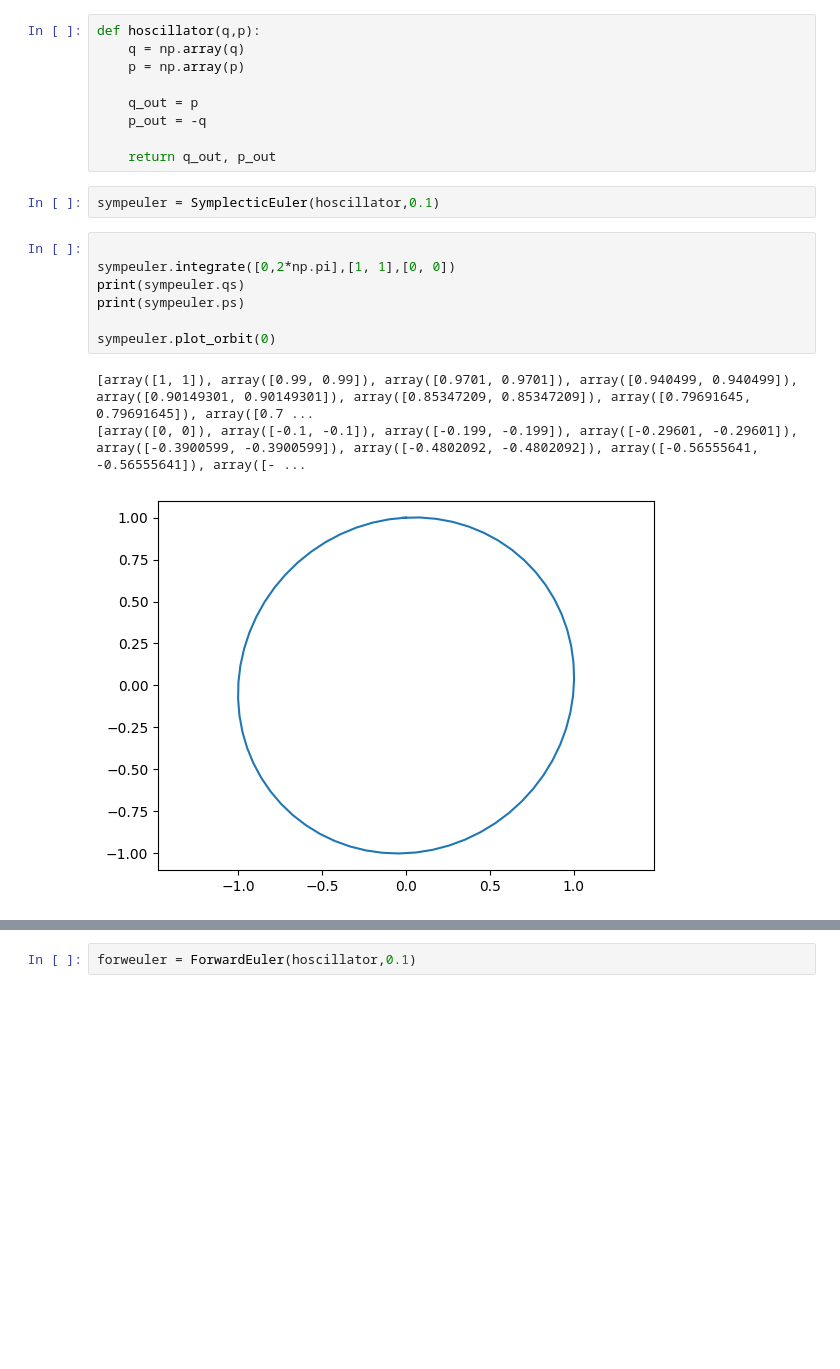
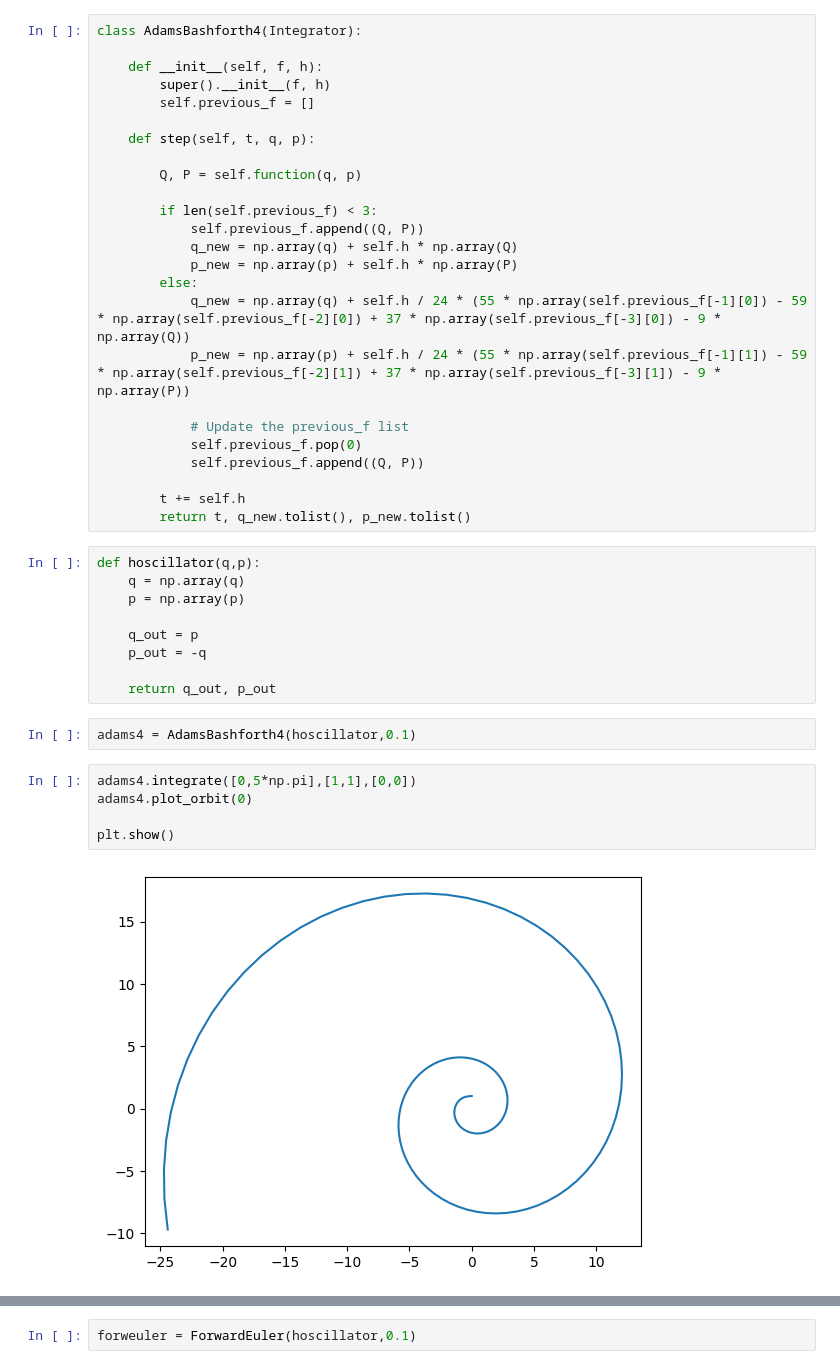
Before and after one commit to eloyf26/TFG-on-Krotov-Methods, a Jupyter notebook: TFG-on-Krotov-Methods/MyIntegrators/Symplectic Integrator.ipynb, the cells around one changed output, grey strips where cells are left out. Drawn from its saved outputs; the diff is of its cells as text; blank space fills up the shorter version.

```diff
--- a/TFG-on-Krotov-Methods/MyIntegrators/Symplectic Integrator.ipynb
+++ b/TFG-on-Krotov-Methods/MyIntegrators/Symplectic Integrator.ipynb
@@ -130,6 +135,31 @@ class SymplecticOrder4(Integrator):
     def P_step(self, d, q, p):
         _, P = self.function(q, p)
         return p + [self.h*d*p_i for p_i in P]
+# %%
+class AdamsBashforth4(Integrator):
+
+    def __init__(self, f, h):
+        super().__init__(f, h)
+        self.previous_f = []
+
+    def step(self, t, q, p):
+
+        Q, P = self.function(q, p)
+
+        if len(self.previous_f) < 3:
+            self.previous_f.append((Q, P))
+            q_new = np.array(q) + self.h * np.array(Q)
+            p_new = np.array(p) + self.h * np.array(P)
+        else:
+            q_new = np.array(q) + self.h / 24 * (55 * np.array(self.previous_f[-1][0]) - 59 * np.array(self.previous_f[-2][0]) + 37 * np.array(self.previous_f[-3][0]) - 9 * np.array(Q))
+            p_new = np.array(p) + self.h / 24 * (55 * np.array(self.previous_f[-1][1]) - 59 * np.array(self.previous_f[-2][1]) + 37 * np.array(self.previous_f[-3][1]) - 9 * np.array(P))
+
+            # Update the previous_f list
+            self.previous_f.pop(0)
+            self.previous_f.append((Q, P))
+
+        t += self.h
+        return t, q_new.tolist(), p_new.tolist()
 # %%
 def hoscillator(q,p):
     q = np.array(q)
@@ -139,16 +169,12 @@ def hoscillator(q,p):
     p_out = -q
 
     return q_out, p_out
-# %%
-sympeuler = SymplecticEuler(hoscillator,0.1)
-# %%
-
-sympeuler.integrate([0,2*np.pi],[1, 1],[0, 0])
-print(sympeuler.qs)
-print(sympeuler.ps)
-
-sympeuler.plot_orbit(0)
-# %% [output]
-[array([1, 1]), array([0.99, 0.99]), array([0.9701, 0.9701]), array([0.940499, 0.940499]), array([0.90149301, 0.90149301]), array([0.85347209, 0.85347209]), array([0.79691645, 0.79691645]), array([0.7 ...
-[array([0, 0]), array([-0.1, -0.1]), array([-0.199, -0.199]), array([-0.29601, -0.29601]), array([-0.3900599, -0.3900599]), array([-0.4802092, -0.4802092]), array([-0.56555641, -0.56555641]), array([- ...
-[figure, removed]
+# %%
+adams4 = AdamsBashforth4(hoscillator,0.1)
+# %%
+adams4.integrate([0,5*np.pi],[1,1],[0,0])
+adams4.plot_orbit(0)
+
+plt.show()
+# %% [output]
+[figure, added]
```
Also changed, not shown: parts of 6 cells of this notebook, 6 other files.
